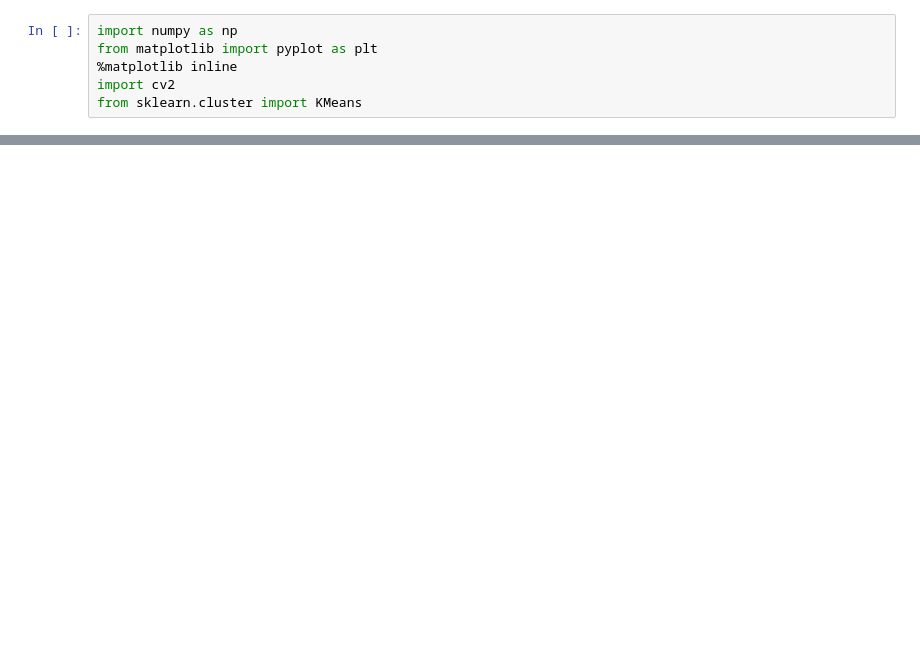
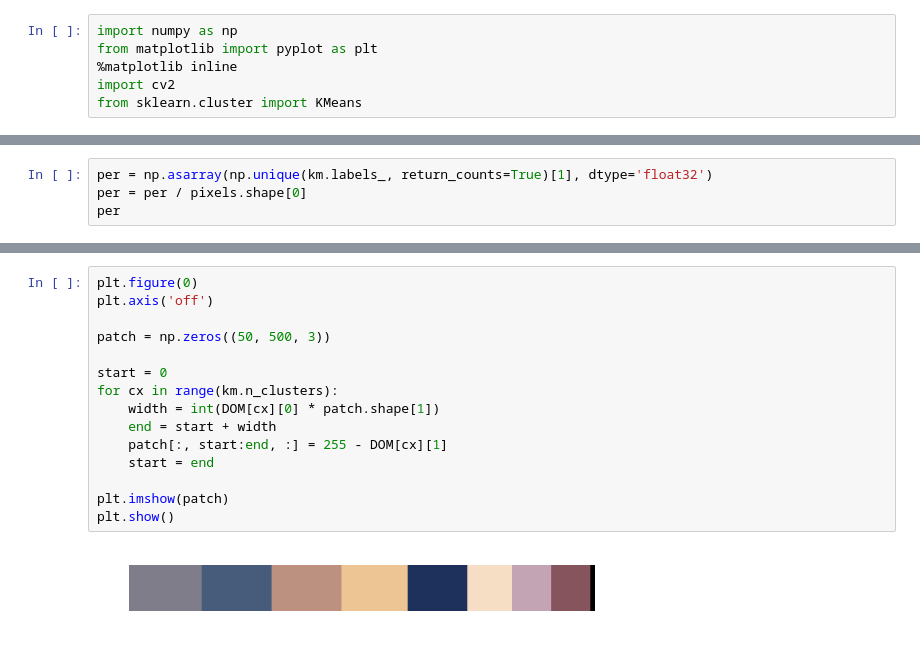
Before and after one commit to coding-blocks-archives/Perceptron_Summer_2017, a Jupyter notebook: class_04/DomColor.ipynb, the cells around one changed output, grey strips where cells are left out. Saved outputs shown, nothing was run; the diff lists cells and outputs as text; blank space fills up the shorter version.

```diff
--- a/class_04/DomColor.ipynb
+++ b/class_04/DomColor.ipynb
@@ -28,0 +31,4 @@ km.cluster_centers_
+# %%
+per = np.asarray(np.unique(km.labels_, return_counts=True)[1], dtype='float32')
+per = per / pixels.shape[0]
+per
@@ -28,0 +51,17 @@ km.cluster_centers_
+# %%
+plt.figure(0)
+plt.axis('off')
+
+patch = np.zeros((50, 500, 3))
+
+start = 0
+for cx in range(km.n_clusters):
+    width = int(DOM[cx][0] * patch.shape[1])
+    end = start + width
+    patch[:, start:end, :] = 255 - DOM[cx][1]
+    start = end
+
+plt.imshow(patch)
+plt.show()
+# %% [output]
+[figure, added]
```
Also changed, not shown: parts of 7 cells of this notebook.
